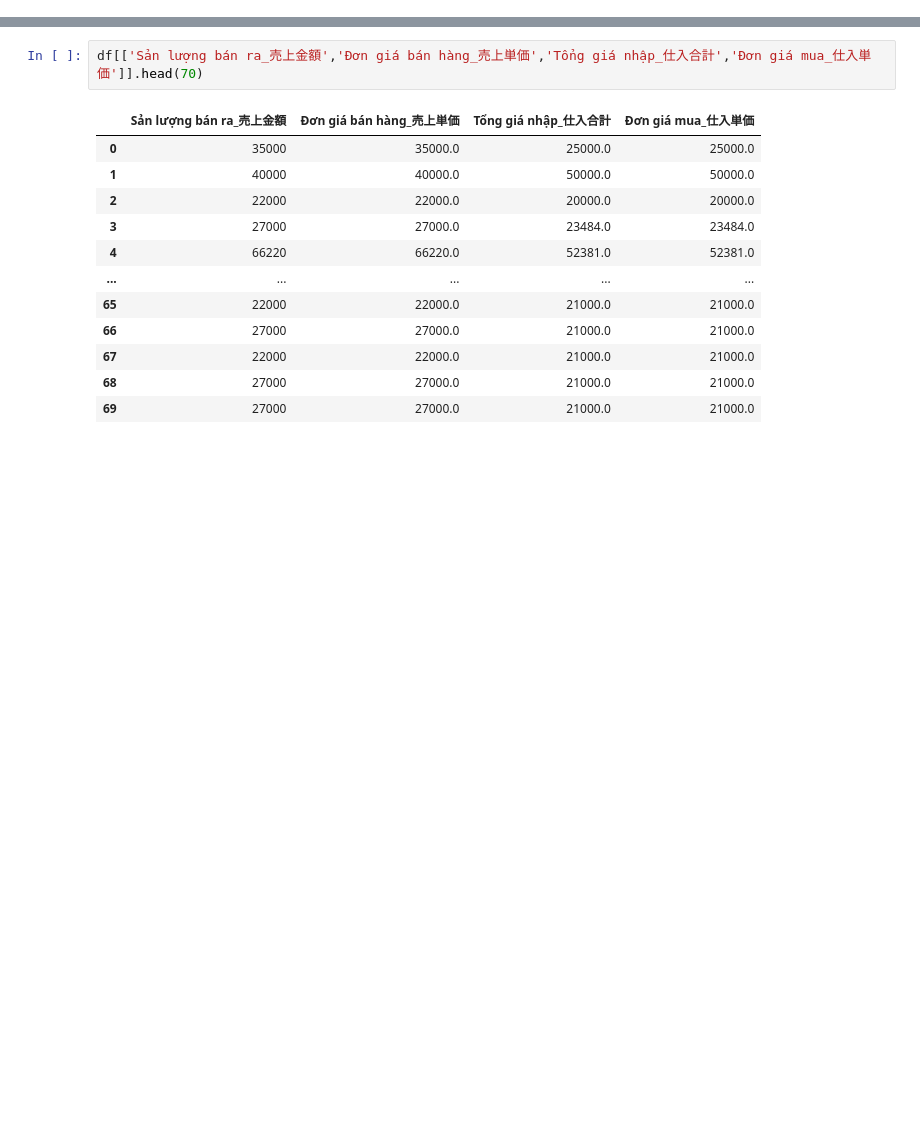
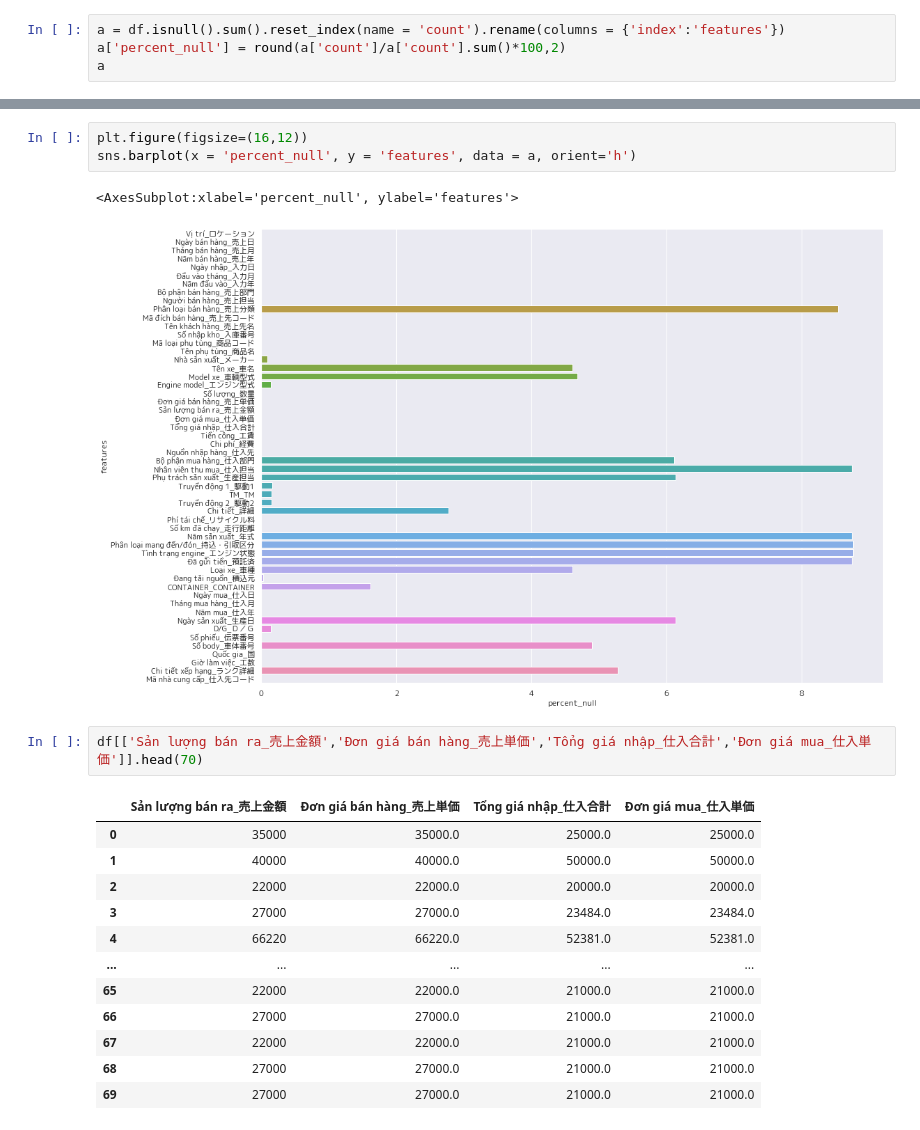
Before and after one commit to linhvu2661998/kaiho_v3, a Jupyter notebook: Improve_Performance_Model.ipynb, the cells around one changed output, grey strips where cells are left out. Cells and saved outputs as stored; diff of their text form; blank space fills up the shorter version.

```diff
--- a/Improve_Performance_Model.ipynb
+++ b/Improve_Performance_Model.ipynb
@@ -148,0 +150,4 @@ Index(['Vị trí_ロケーション', 'Ngày bán hàng_売上日', 'Tháng bá
+# %%
+a = df.isnull().sum().reset_index(name = 'count').rename(columns = {'index':'features'})
+a['percent_null'] = round(a['count']/a['count'].sum()*100,2)
+a
@@ -149,3 +172,9 @@ Index(['Vị trí_ロケーション', 'Ngày bán hàng_売上日', 'Tháng bá
+# %%
+plt.figure(figsize=(16,12))
+sns.barplot(x = 'percent_null', y = 'features', data = a, orient='h')
+# %% [output]
+<AxesSubplot:xlabel='percent_null', ylabel='features'>
+[figure, added]
 # %%
 df[['Sản lượng bán ra_売上金額','Đơn giá bán hàng_売上単価','Tổng giá nhập_仕入合計','Đơn giá mua_仕入単価']].head(70)
 # %% [output]
```
Also changed, not shown: parts of 27 cells of this notebook, 3 other files.
